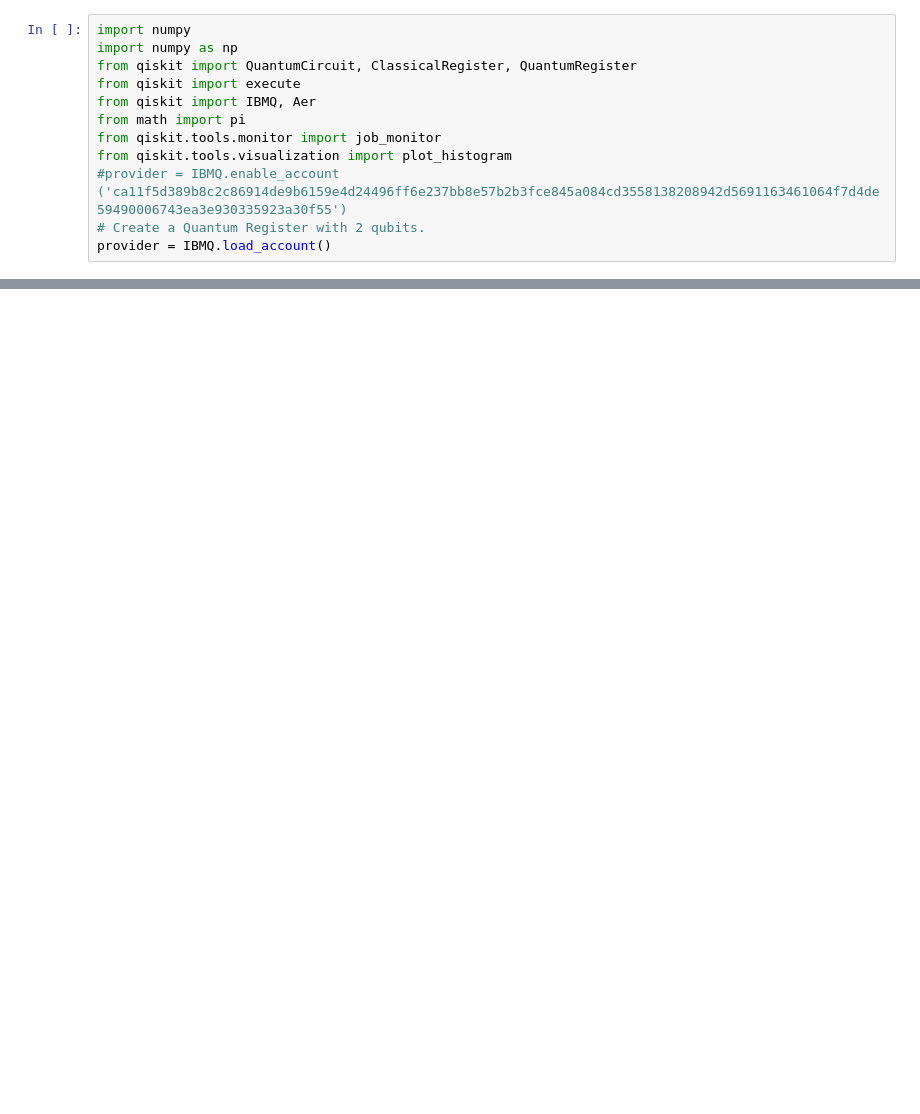
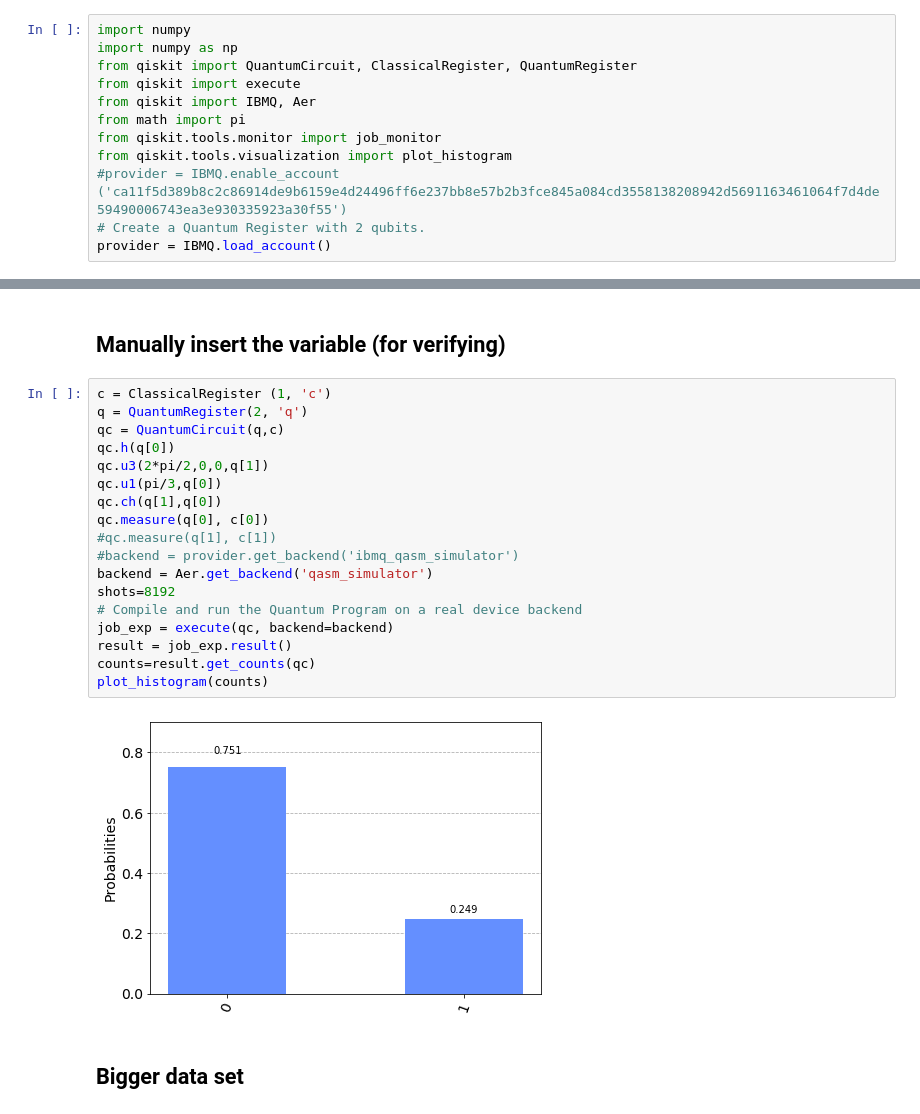
Before and after one commit to NarendraHegade5/Delayed_Choice_Experiment, a Jupyter notebook: Delayed_Choice_Experiment.ipynb, the cells around one changed output, grey strips where cells are left out. Saved outputs shown, nothing was run; the diff lists cells and outputs as text; blank space fills up the shorter version.

```diff
--- a/Delayed_Choice_Experiment.ipynb
+++ b/Delayed_Choice_Experiment.ipynb
@@ -59,0 +65,24 @@ plt.show()
+# %% [markdown]
+## Manually insert the variable (for verifying)
+# %%
+c = ClassicalRegister (1, 'c')
+q = QuantumRegister(2, 'q')
+qc = QuantumCircuit(q,c)
+qc.h(q[0])
+qc.u3(2*pi/2,0,0,q[1])
+qc.u1(pi/3,q[0])
+qc.ch(q[1],q[0])
+qc.measure(q[0], c[0])
+#qc.measure(q[1], c[1])
+#backend = provider.get_backend('ibmq_qasm_simulator')
+backend = Aer.get_backend('qasm_simulator')
+shots=8192
+# Compile and run the Quantum Program on a real device backend
+job_exp = execute(qc, backend=backend)
+result = job_exp.result()
+counts=result.get_counts(qc)
+plot_histogram(counts)
+# %% [output]
+[figure, added]
+# %% [markdown]
+## Bigger data set
```
Also changed, not shown: parts of 5 cells of this notebook, 1 other file.
